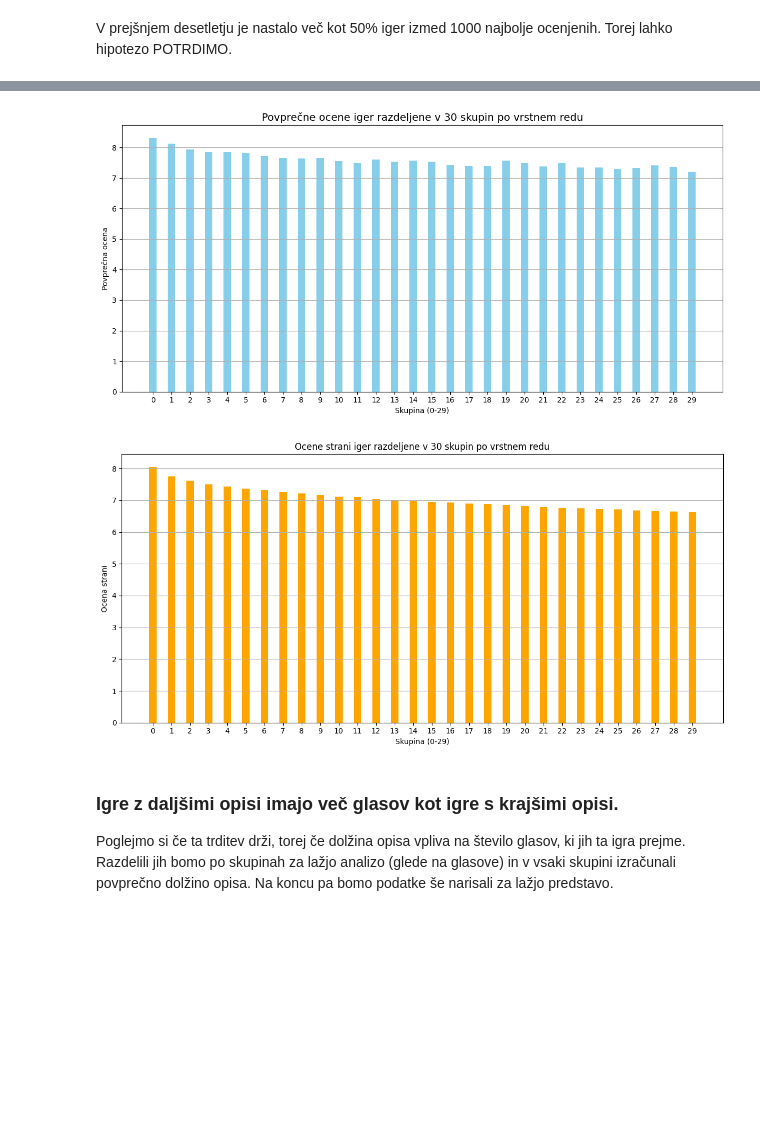
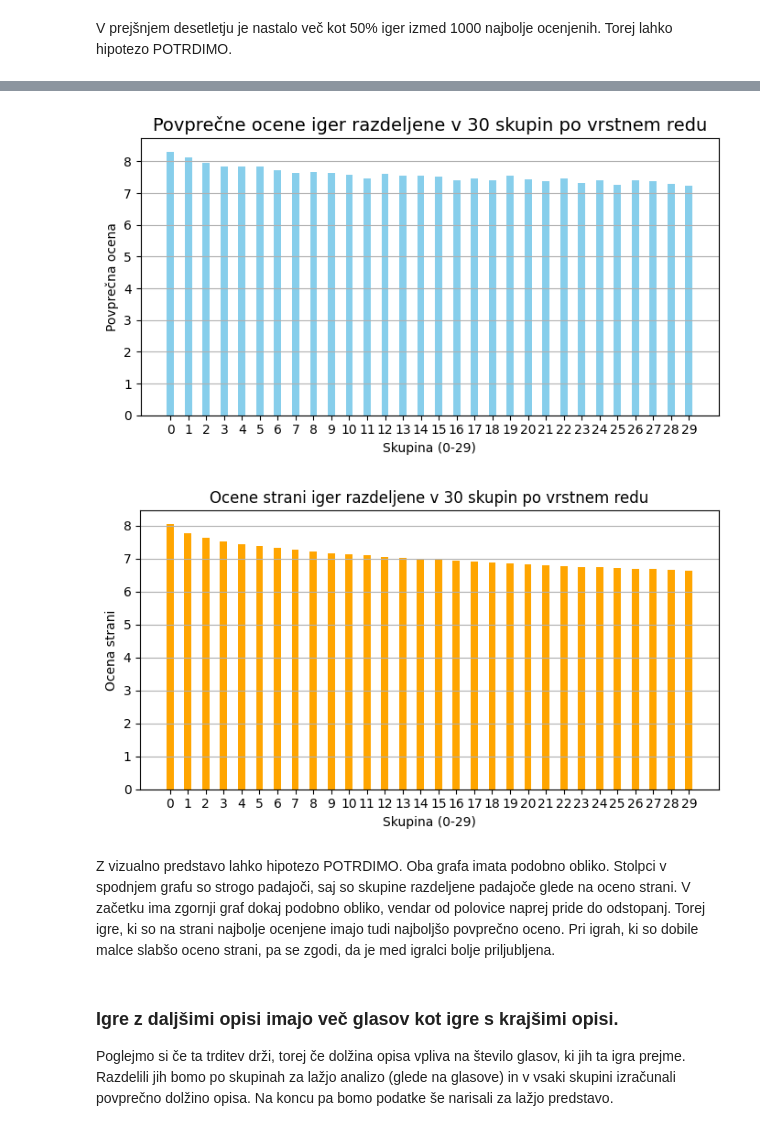
Before and after one commit to NikUrukalo/uvp-projektna-naloga, a Jupyter notebook: analiza.ipynb, the cells around one changed output, grey strips where cells are left out. Drawn from its saved outputs; the diff is of its cells as text; code cells hidden in the pictures; blank space fills up the shorter version.

```diff
--- a/analiza.ipynb
+++ b/analiza.ipynb
@@ -502,33 +525,35 @@ Poglejmo si resničnost te trditve.
 # %%
 igre_3 = igre.copy()
 igre_3['skupina'] = pd.cut(igre.index, bins=30, labels=False)
 
 skupine_avg = igre_3.groupby('skupina').agg({'povprecna_ocena': 'mean', 'ocena_strani': 'mean'}).reset_index()
 
 
-plt.figure(figsize=(12, 6))
+plt.figure(figsize=(7, 4))
 plt.bar(skupine_avg['skupina'], skupine_avg['povprecna_ocena'], width=0.4, color='skyblue')
 plt.xlabel('Skupina (0-29)')
 plt.ylabel('Povprečna ocena')
 plt.title('Povprečne ocene iger razdeljene v 30 skupin po vrstnem redu', fontsize=14)
 plt.xticks(skupine_avg['skupina'])
 plt.grid(axis='y')
 plt.tight_layout()
 plt.show()
 
 
-plt.figure(figsize=(12, 6))
+plt.figure(figsize=(7, 4))
 plt.bar(skupine_avg['skupina'], skupine_avg['ocena_strani'], width=0.4, color='orange')
 plt.xlabel('Skupina (0-29)')
 plt.ylabel('Ocena strani')
 plt.title('Ocene strani iger razdeljene v 30 skupin po vrstnem redu')
 plt.xticks(skupine_avg['skupina'])
 plt.grid(axis='y')
 plt.tight_layout()
 plt.show()
 # %% [output]
-[figure, old version]
+[figure, new version]
-[figure, old version]
+[figure, new version]
+# %% [markdown]
+Z vizualno predstavo lahko hipotezo POTRDIMO. Oba grafa imata podobno obliko. Stolpci v spodnjem grafu so strogo padajoči, saj so skupine razdeljene padajoče glede na oceno strani. V začetku ima zgornji graf dokaj podobno obliko, vendar od polovice naprej pride do odstopanj. Torej igre, ki so na strani najbolje ocenjene imajo tudi najboljšo povprečno oceno. Pri igrah, ki so dobile malce slabšo oceno strani, pa se zgodi, da je med igralci bolje priljubljena.
 # %% [markdown]
 ### Igre z daljšimi opisi imajo več glasov kot igre s krajšimi opisi.
 
```
Also changed, not shown: parts of 36 cells of this notebook.
